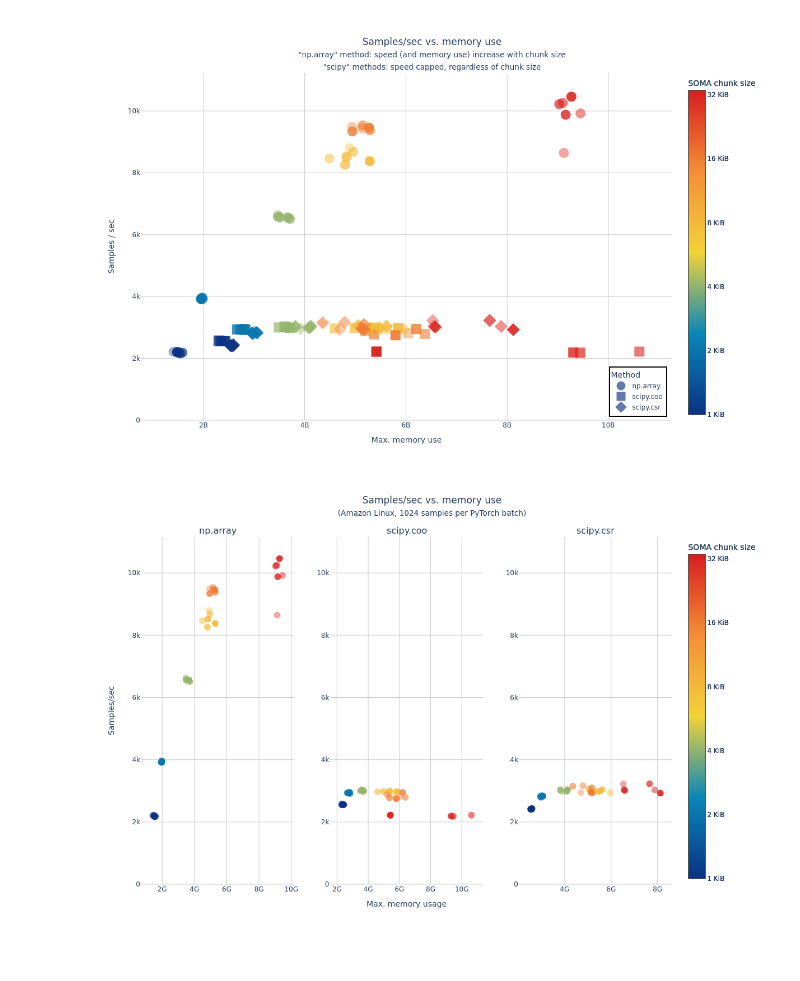
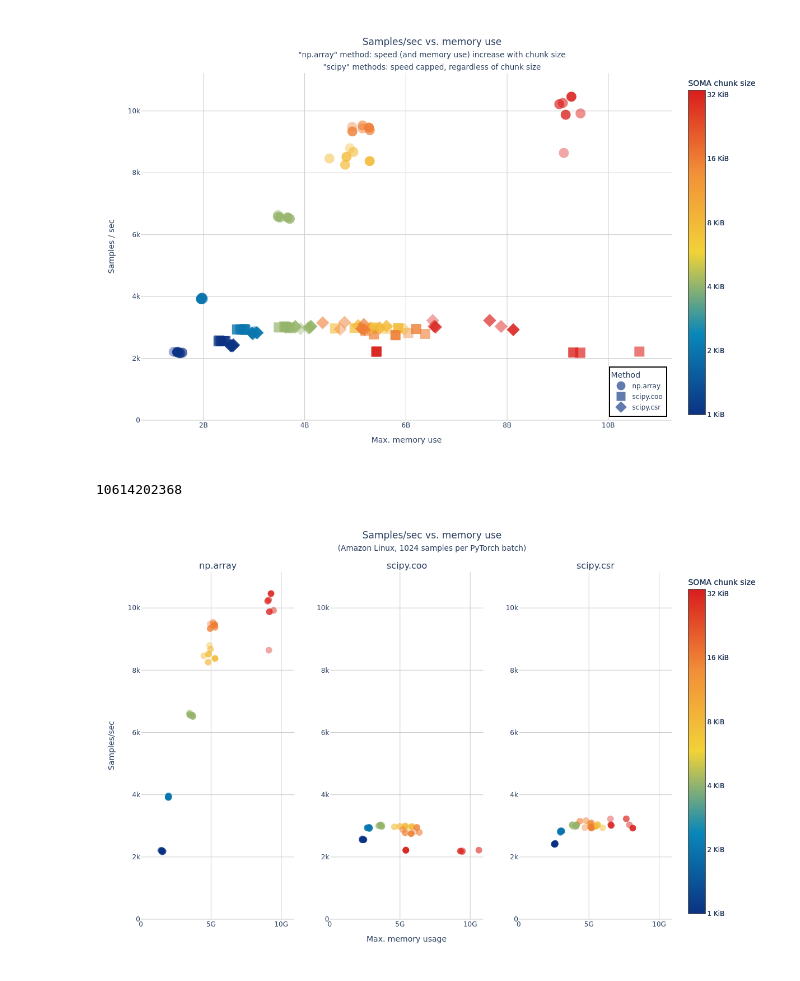
Before and after one commit to TileDB-Inc/arrayloader-benchmarks, a Jupyter notebook: notebooks/data-loader-stats/azl/nb.ipynb, the cells around one changed output. Cells and saved outputs as stored; diff of their text form; code cells hidden in the pictures.

Commit message:
unify xaxes

```diff
--- a/notebooks/data-loader-stats/azl/nb.ipynb
+++ b/notebooks/data-loader-stats/azl/nb.ipynb
@@ -230,6 +230,11 @@ plot(
 )
 # %% [output]
 [figure]
+# %%
+max_mem = df.max_mem.max()
+max_mem
+# %% [output]
+10614202368
 # %%
 ncols = 3
 fig = make_subplots(
@@ -253,32 +258,32 @@ for col, fmt in enumerate(FMTS):
                 cmin=min_chunk_log2,
                 cmax=max_chunk_log2 + .07,
                 colorbar=dict(
                     title='SOMA chunk size',
                     tickmode='array',
                     tickvals=chunks_log2,
                     ticktext=list(map(lambda e: f'{2**(e-10)} KiB', chunks_log2)),
                 ),
                 showscale=True,
                 opacity=0.4 + 0.5 * f.epoch / max(df.epoch),
                 size=12,
             ),
             customdata=f[['epoch', 'soma_chunk_size']],
         ),
         row=1, col=col+1,
     )
 
 ss = [ "" if i == 1 else f"{i}" for i in range(1, ncols+1) ]
 plot(
-    fig,
+    fig.update_xaxes(range=[0, max_mem*1.03]),
     [ title, host_subtitle, ],
     title_y=.95,
     name="speed_vs_mem_3",
     width=1000, height=600,
     showlegend=False,
     **{ f"xaxis{(ncols+1)//2}_title": "Max. memory usage" },
     **{ f"xaxis{s}_tickformat": "s" for s in ss },
     yaxis_title="Samples/sec",
     **{ f"yaxis{s}_showticklabels": True for s in ss },
 )
 # %% [output]
-[figure, old version]
+[figure, new version]
```
Also changed, not shown: 3 other files.
